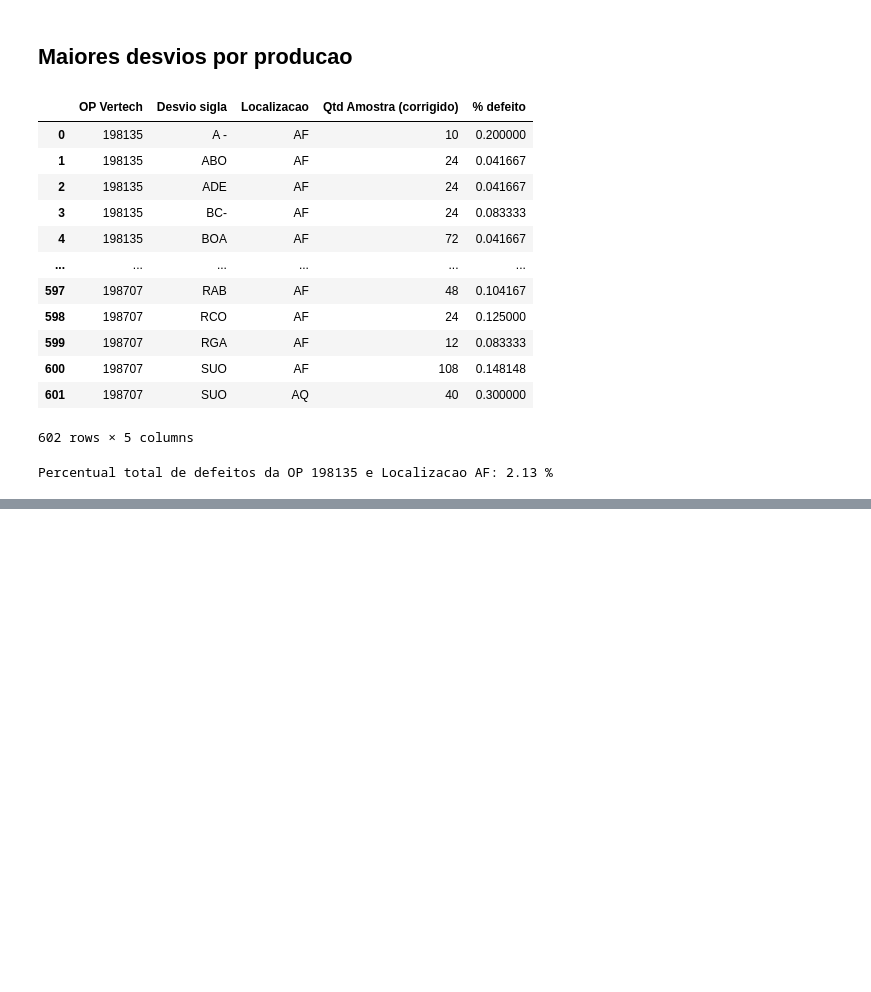
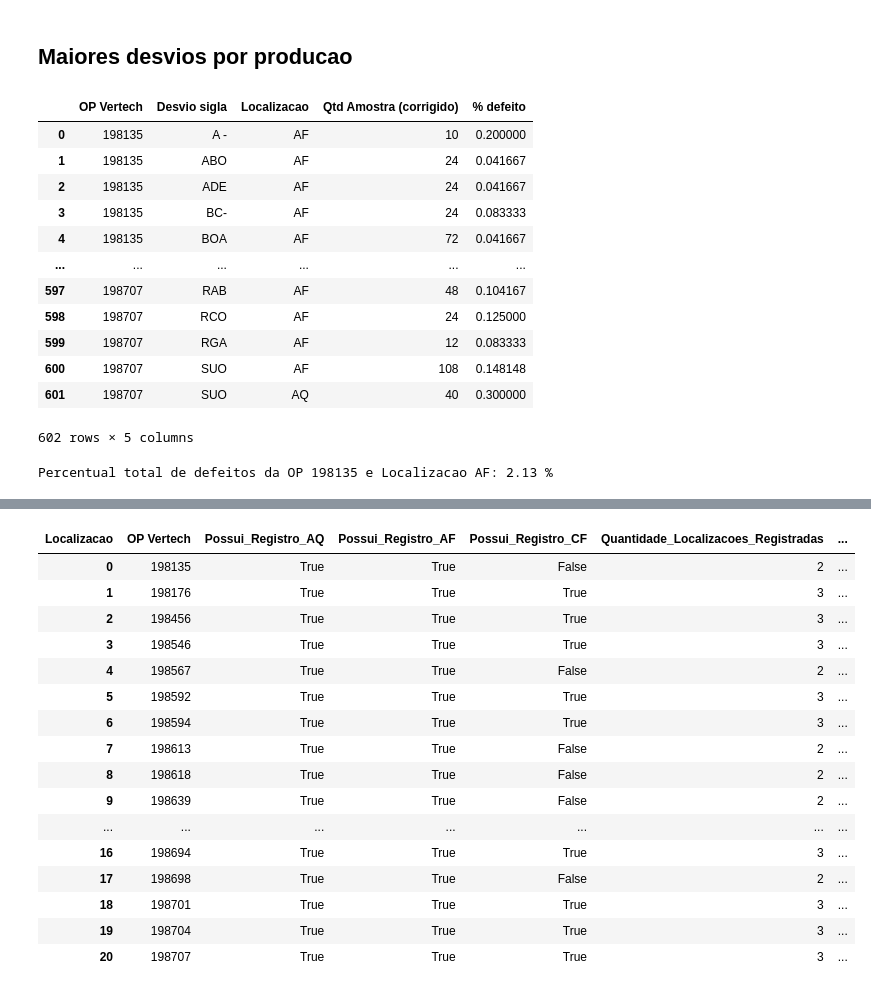
Before and after one commit to lucasz-g/aut-producao-wheaton, a Jupyter notebook: analytics/notebooks/004_defects.ipynb, the cells around one changed output, grey strips where cells are left out. Drawn from its saved outputs; the diff is of its cells as text; code cells hidden in the pictures; blank space fills up the shorter version.

```diff
--- a/analytics/notebooks/004_defects.ipynb
+++ b/analytics/notebooks/004_defects.ipynb
@@ -234,7 +241,7 @@ for op_vertech, df_op in df_plot.groupby('OP Vertech', sort=False):
     fig.update_layout(
         title=dict(
             text=(
-                f'Percentual de Defeitos - OP Vertech: {op_vertech}'
+                f'Percentual de Desvios - OP Vertech: {op_vertech}'
                 f'<br>Localização: {local_inicial}'
             ),
             x=0.5
@@ -247,7 +254,7 @@ for op_vertech, df_op in df_plot.groupby('OP Vertech', sort=False):
 
         # Eixo Y formatado como percentual
         yaxis=dict(
-            title='Percentual de Defeitos (%)',
+            title='Percentual de Desvios (%)',
             tickformat='.0%'  # 0.10 -> 10%
         ),
 
@@ -467,0 +706,63 @@ for op_vertech, df_op in df_plot_AF.groupby(
+# %%
+presenca_localizacoes = (
+    pd.crosstab(
+        base_auditoria["OP Vertech"],
+        base_auditoria["Localizacao"],
+    )
+    .reindex(
+        columns=LOCALIZACOES,
+        fill_value=0,
+    )
+    .gt(0)
+)
+
+auditoria_cobertura_op = (
+    presenca_localizacoes
+    .rename(
+        columns={
+            localizacao:
+                f"Possui_Registro_{localizacao}"
+            for localizacao in LOCALIZACOES
+        }
+    )
+)
+
+auditoria_cobertura_op[
+    "Quantidade_Localizacoes_Registradas"
+] = presenca_localizacoes.sum(axis=1)
+
+auditoria_cobertura_op[
+    "Localizacoes_Ausentes"
+] = [
+    ", ".join(
+        localizacao
+        for localizacao in LOCALIZACOES
+        if not linha[localizacao]
+    ) or "Nenhuma"
+    for _, linha in presenca_localizacoes.iterrows()
+]
+
+auditoria_cobertura_op = (
+    auditoria_cobertura_op
+    .reset_index()
+)
+
+display(auditoria_cobertura_op)
+# %% [output]
+| Localizacao | OP Vertech | Possui_Registro_AQ | Possui_Registro_AF | Possui_Registro_CF | Quantidade_Localizacoes_Registradas | ... |
+| 0 | 198135 | True | True | False | 2 | ... |
+| 1 | 198176 | True | True | True | 3 | ... |
+| 2 | 198456 | True | True | True | 3 | ... |
+| 3 | 198546 | True | True | True | 3 | ... |
+| 4 | 198567 | True | True | False | 2 | ... |
+| 5 | 198592 | True | True | True | 3 | ... |
+| 6 | 198594 | True | True | True | 3 | ... |
+| 7 | 198613 | True | True | False | 2 | ... |
+| 8 | 198618 | True | True | False | 2 | ... |
+| 9 | 198639 | True | True | False | 2 | ... |
+| ... | ... | ... | ... | ... | ... | ... |
+| 16 | 198694 | True | True | True | 3 | ... |
+| 17 | 198698 | True | True | False | 2 | ... |
+| 18 | 198701 | True | True | True | 3 | ... |
+| 19 | 198704 | True | True | True | 3 | ... |
+| 20 | 198707 | True | True | True | 3 | ... |
```
Also changed, not shown: parts of 19 cells of this notebook, 4 other files.
